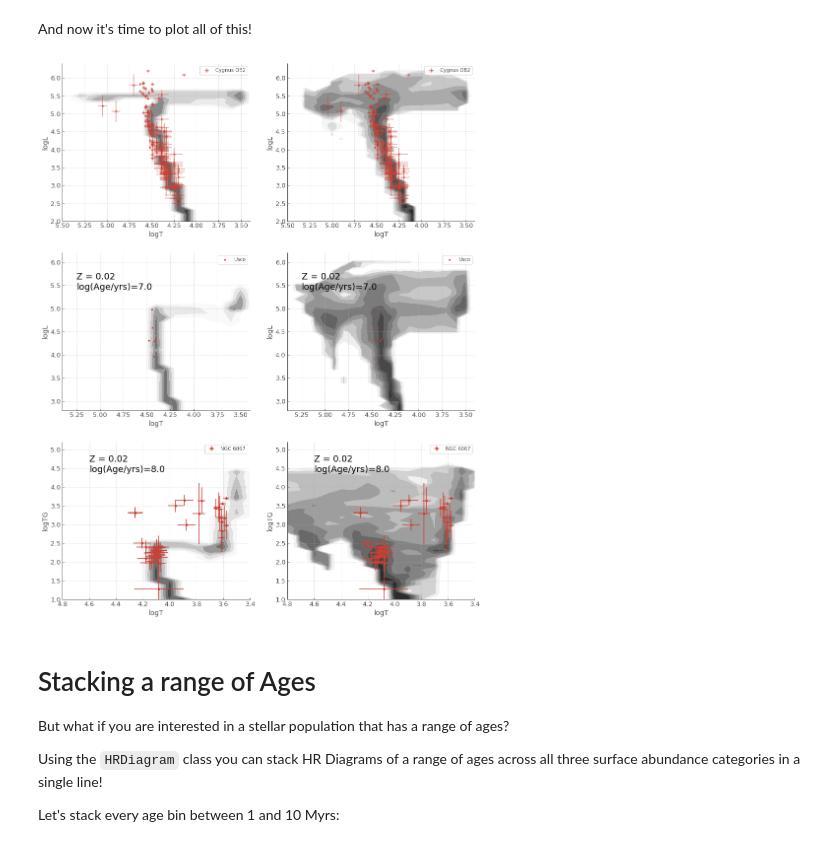
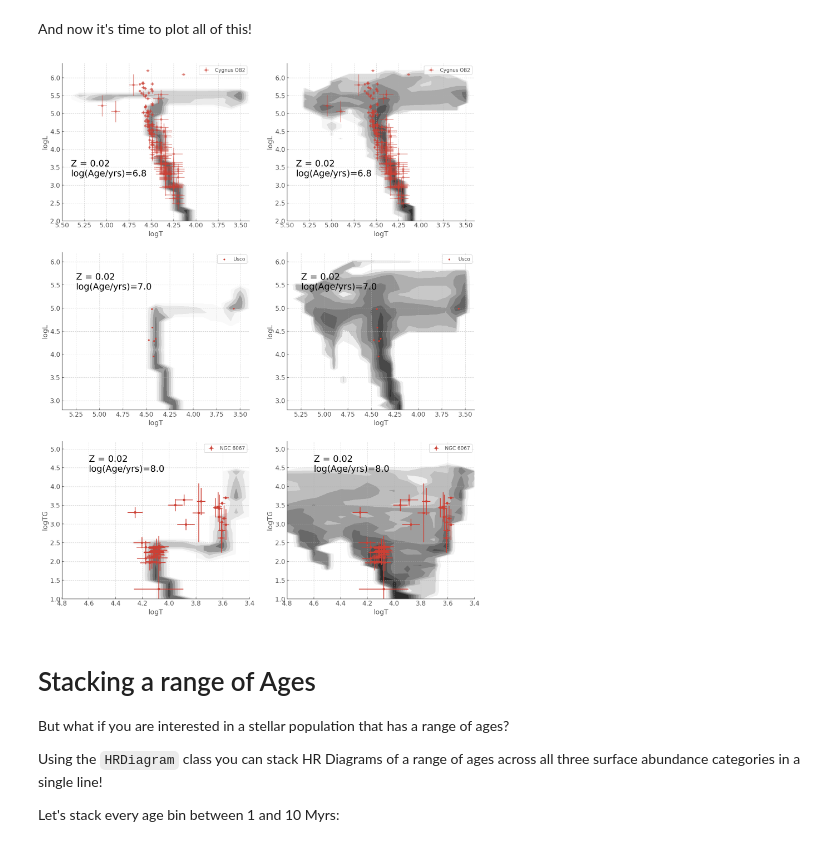
Before and after one commit to HeloiseS/hoki, a Jupyter notebook: HR_diagrams.ipynb, the cells around one changed output. Cells and saved outputs as stored; diff of their text form; code cells hidden in the pictures.

```diff
--- a/HR_diagrams.ipynb
+++ b/HR_diagrams.ipynb
@@ -229,6 +229,8 @@ ax[0,0].errorbar(cyg_T, cyg_L, xerr = cyg_T_e, yerr = cyg_L_e,
             ls =' ', marker = 'o', alpha=0.5, label = "Cygnus OB2")
 ax[0,0].set_xlim([5.5, 3.4])
 ax[0,0].set_ylim([2,6.4])
+ax[0,0].text(5.4, 3.25, "Z = 0.02 \nlog(Age/yrs)=6.8", color='k', fontsize = 18)
+
 
 
 hr_census_bin.plot(log_age=6.8, loc=ax[0,1])
@@ -236,6 +238,8 @@ ax[0,1].errorbar(cyg_T, cyg_L, xerr = cyg_T_e, yerr = cyg_L_e,
             ls =' ', marker = 'o', alpha=0.5, label = "Cygnus OB2")
 ax[0,1].set_xlim([5.5, 3.4])
 ax[0,1].set_ylim([2,6.4])
+ax[0,1].text(5.4, 3.25, "Z = 0.02 \nlog(Age/yrs)=6.8", color='k', fontsize = 18)
+
 
 
 hr_usco_sin.plot(log_age=7, loc=ax[1,0]) # levels adjusted for visualisation
@@ -243,34 +247,34 @@ ax[1,0].scatter(usco.Temperature, usco.Luminosity, label='Usco')
 ax[1,0].set_xlim([5.4, 3.4])
 ax[1,0].set_ylim([2.8, 6.2])
 ax[1,0].text(5.25, 5.4, "Z = 0.02 \nlog(Age/yrs)=7.0", color='k', fontsize = 18)
 
 
 
 hr_usco_bin.plot(log_age=7, loc=ax[1,1]) # levels adjusted for visualisation
 ax[1,1].scatter(usco.Temperature, usco.Luminosity, label='Usco')
 ax[1,1].set_xlim([5.4, 3.4])
 ax[1,1].set_ylim([2.8, 6.2])
 ax[1,1].text(5.25, 5.4, "Z = 0.02 \nlog(Age/yrs)=7.0", color='k', fontsize = 18)
 
 
 hr_6067_sin.plot(log_age=8, loc=ax[2,0])
 ax[2,0].errorbar(np.log10(ngc_T), TG, xerr=T_e, yerr=TG_e, label='NGC 6067', ls=' ',
                  marker='o')
 ax[2,0].set_xlim([4.8, 3.4])
 ax[2,0].set_ylim([1, 5.2])
 ax[2,0].text(4.6, 4.4, "Z = 0.02 \nlog(Age/yrs)=8.0", color='k', fontsize = 18)
 
 hr_6067_bin.plot(log_age=8, loc=ax[2,1])
 ax[2,1].errorbar(np.log10(ngc_T), TG, xerr=T_e, yerr=TG_e, label='NGC 6067', ls=' ',
                  marker='o')
 ax[2,1].set_xlim([4.8, 3.4])
 ax[2,1].set_ylim([1,5.2])
 ax[2,1].text(4.6, 4.4, "Z = 0.02 \nlog(Age/yrs)=8.0", color='k', fontsize = 18)
 
 for axis in ax.reshape(6):
     axis.legend()
 # %% [output]
-[figure, old version]
+[figure, new version]
 # %% [markdown]
 # Stacking a range of Ages
 
```
Also changed, not shown: parts of 3 cells of this notebook, 17 other files.
